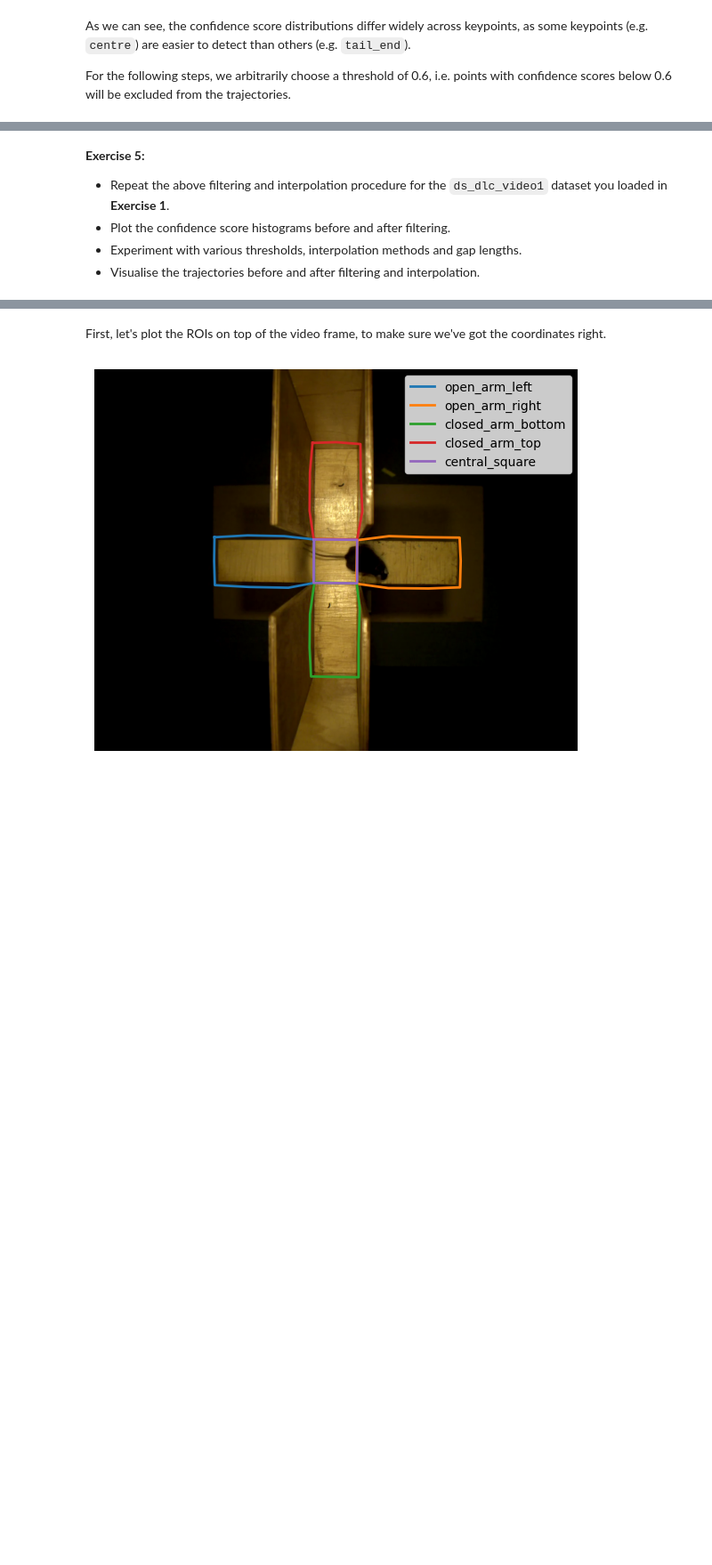
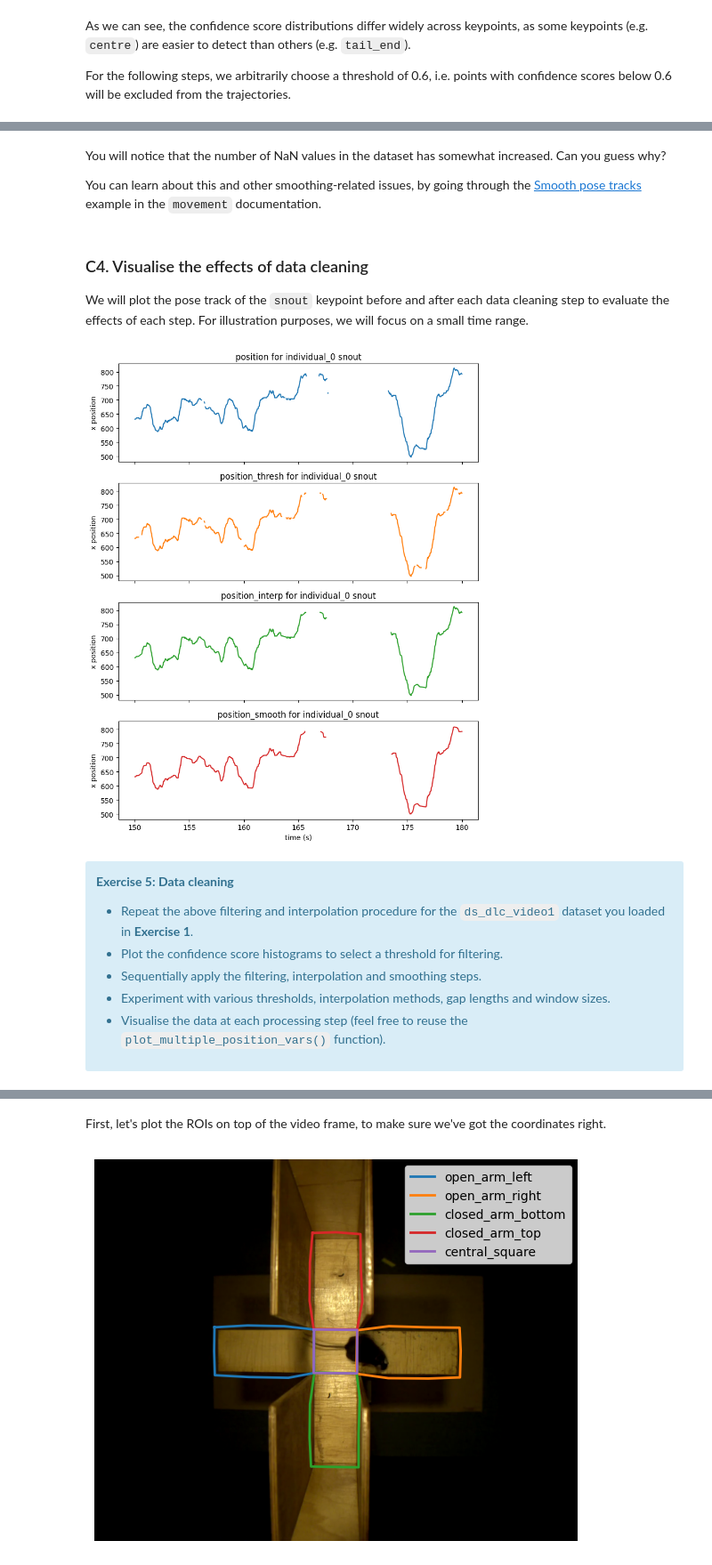
Before and after one commit to neuroinformatics-unit/course-behavioural-analysis, a Jupyter notebook: notebooks/EPM_analysis.ipynb, the cells around one changed output, grey strips where cells are left out. Shown at 89% size. Drawn from its saved outputs; the diff is of its cells as text; code cells hidden in the pictures; blank space fills up the shorter version.

```diff
--- a/notebooks/EPM_analysis.ipynb
+++ b/notebooks/EPM_analysis.ipynb
@@ -352,14 +355,12 @@ As we can see, the confidence score distributions differ widely across keypoints
 
 For the following steps, we arbitrarily choose a threshold of 0.6, i.e. points with confidence scores below 0.6 will be excluded from the trajectories.
 # %%
-# Make a copy of the dataset to avoid modifying the original
-ds_sleap_video1_thresh = ds_sleap_video1.copy()
-
-# Set all values below the threshold to NaN
-filtered_position = filter_by_confidence(
+# Set all position values below the confidence threshold to NaN
+# The thesholded data will be stored in a new data variable
+# called "position_thresh"
+ds_sleap_video1["position_thresh"] = filter_by_confidence(
     ds_sleap_video1.position, ds_sleap_video1.confidence, threshold=0.6
 )
-ds_sleap_video1_thresh.update({"position": filtered_position})
 # %% [output]
 Missing points (marked as NaN) in input
         Individual: individual_0
@@ -415,6 +409,7 @@ Below we will use "cubic" interpolation, but other methods are available (see [x
 We can plot the trajectories again to see the effect of interpolation.
 # %%
-# interpolate over missing values (NaNs) for gaps of up to max_gap seconds
-ds_sleap_video1_filtered = ds_sleap_video1_thresholded.interpolate_na(
-    dim="time", method="cubic", max_gap=1
+# interpolate over missing values (NaNs) in the thesholded position for gaps of up to max_gap frames
+# The interpolated data will be stored in a new variable called "position_interp"
+ds_sleap_video1["position_interp"] = interpolate_over_time(
+    ds_sleap_video1.position_thresh, method="linear", max_gap=30
 )
@@ -430,0 +447,4 @@ plot_trajectory(
+# %%
+ds_sleap_video1["position_smooth"] = median_filter(
+    ds_sleap_video1.position_interp, window=5
+)
@@ -430,0 +469,14 @@ plot_trajectory(
+# %% [markdown]
+You will notice that the number of NaN values in the dataset has somewhat
+increased. Can you guess why?
+
+You can learn about this and other smoothing-related issues,
+by going through the
+[Smooth pose tracks](https://movement.neuroinformatics.dev/examples/smooth.html)
+example in the `movement` documentation.
+# %% [markdown]
+### C4. Visualise the effects of data cleaning
+
+We will plot the pose track of the `snout` keypoint before and after each
+data cleaning step to evaluate the effects of each step.
+For illustration purposes, we will focus on a small time range.
@@ -431,10 +522,32 @@ plot_trajectory(
+# %%
+# Variable names storing the different data arrays
+data_vars = [
+    "position", "position_thresh", "position_interp", "position_smooth"
+]
+
+# Select a subset of the data for plotting
+selection = {
+    "keypoints": "snout",
+    "individuals": "individual_0",
+    "space": "x",
+    "time": slice(2.5 * 60, 3 * 60), # focus on 2.5-3 minutes
+}
+
+plot_multiple_position_vars(
+    ds_sleap_video1, data_vars, selection
+)
+# %% [output]
+[figure, added]
 # %% [markdown]
-**Exercise 5:**
+<div class="alert alert-block alert-info">
+
+<b>Exercise 5: Data cleaning</b>
 
 - Repeat the above filtering and interpolation procedure for the `ds_dlc_video1` dataset you loaded in **Exercise 1**.
-- Plot the confidence score histograms before and after filtering.
-- Experiment with various thresholds, interpolation methods and gap lengths.
-- Visualise the trajectories before and after filtering and interpolation.
+- Plot the confidence score histograms to select a threshold for filtering.
+- Sequentially apply the filtering, interpolation and smoothing steps.
+- Experiment with various thresholds, interpolation methods, gap lengths and window sizes.
+- Visualise the data at each processing step (feel free to reuse the `plot_multiple_position_vars()` function).
 # %%
 # write your code here, feel free to add more cells as needed
 # %% [markdown]
```
Also changed, not shown: parts of 52 cells of this notebook, 2 other files.
